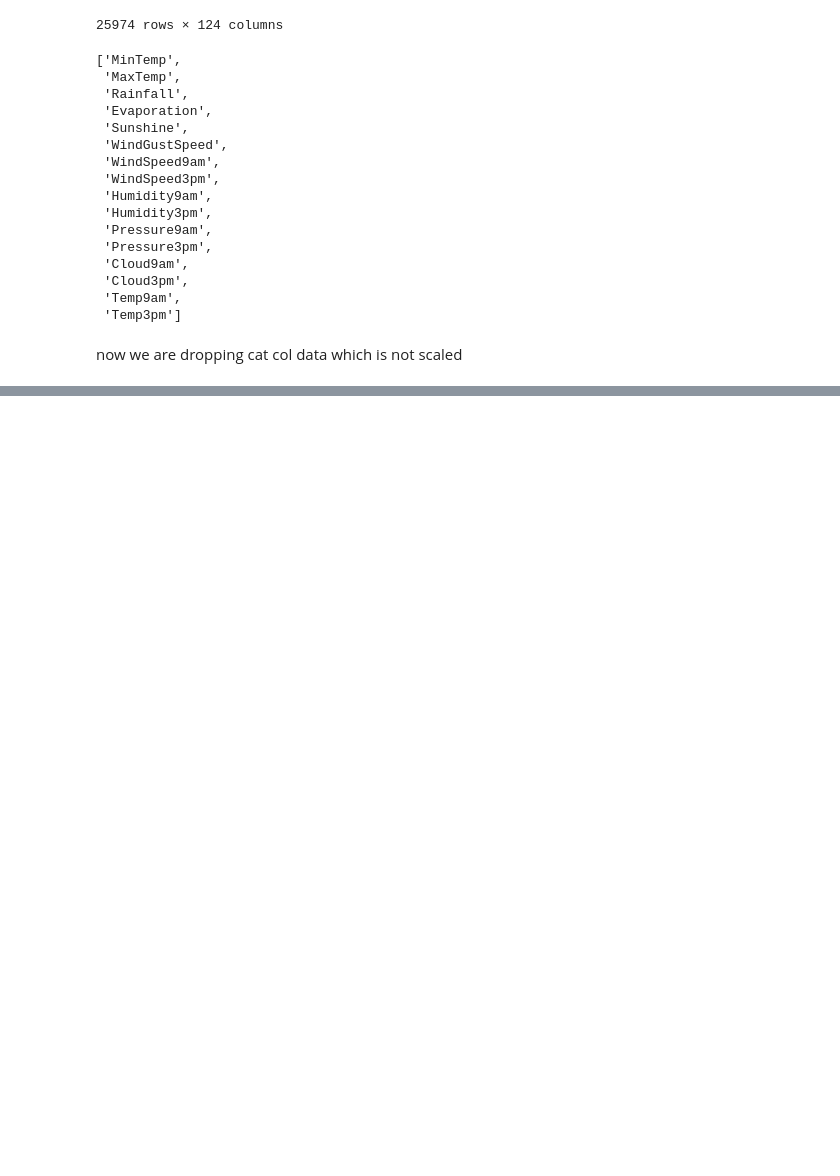
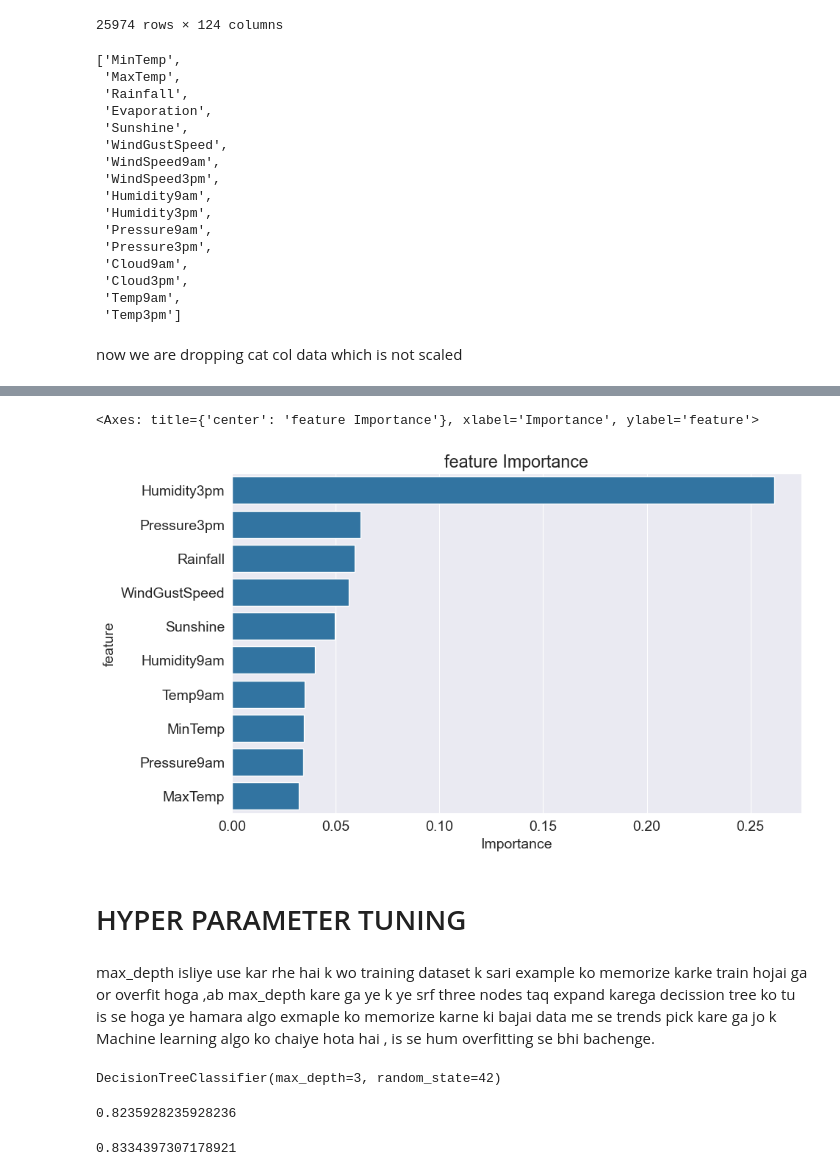
Before and after one commit to TahaDataAlchemy/Projects-Of-Data-Science, a Jupyter notebook: AUSTRALIAN WEATHER PREDICTION USING DECISION TREE CLASIFIER/DECISION TREE CLASSIFIER END TO END .ipynb, the cells around one changed output, grey strips where cells are left out. Drawn from its saved outputs; the diff is of its cells as text; code cells hidden in the pictures; blank space fills up the shorter version.

```diff
--- a/AUSTRALIAN WEATHER PREDICTION USING DECISION TREE CLASIFIER/DECISION TREE CLASSIFIER END TO END .ipynb
+++ b/AUSTRALIAN WEATHER PREDICTION USING DECISION TREE CLASIFIER/DECISION TREE CLASSIFIER END TO END .ipynb
@@ -261,0 +367,7 @@ now we are dropping cat col data which is not scaled
+# %%
+#seeing it in Dataframe
+
+importance_df = pd.DataFrame({
+    "feature" :X_train.columns,
+    "Importance":DT.feature_importances_
+}).sort_values("Importance",ascending = False)
@@ -261,0 +394,10 @@ now we are dropping cat col data which is not scaled
+# %%
+plt.title("feature Importance")
+sns.barplot(data = importance_df.head(10) ,x = "Importance",y = "feature")
+# %% [output]
+<Axes: title={'center': 'feature Importance'}, xlabel='Importance', ylabel='feature'>
+[figure, added]
+# %% [markdown]
+# HYPER PARAMETER TUNING
+# %% [markdown]
+max_depth isliye use kar rhe hai k wo training dataset k sari example ko memorize karke train hojai ga or overfit hoga ,ab max_depth kare ga ye k ye srf three nodes taq expand karega decission tree ko tu is se hoga ye hamara algo exmaple ko memorize karne ki bajai data me se trends pick kare ga jo k Machine learning algo ko chaiye hota hai , is se hum overfitting se bhi bachenge.
@@ -261,0 +406,13 @@ now we are dropping cat col data which is not scaled
+# %%
+model.fit(X_train,y_train)
+# %% [output]
+DecisionTreeClassifier(max_depth=3, random_state=42)
+# %%
+model.score(X_test,y_test)
+# %% [output]
+0.8235928235928236
+# %%
+#Now model is predicting right as we fixes maxdepth cauing it to learn pattern from data not memorizing the dataset
+model.score(X_val,val_target)
+# %% [output]
+0.8334397307178921
```
Also changed, not shown: parts of 38 cells of this notebook.
